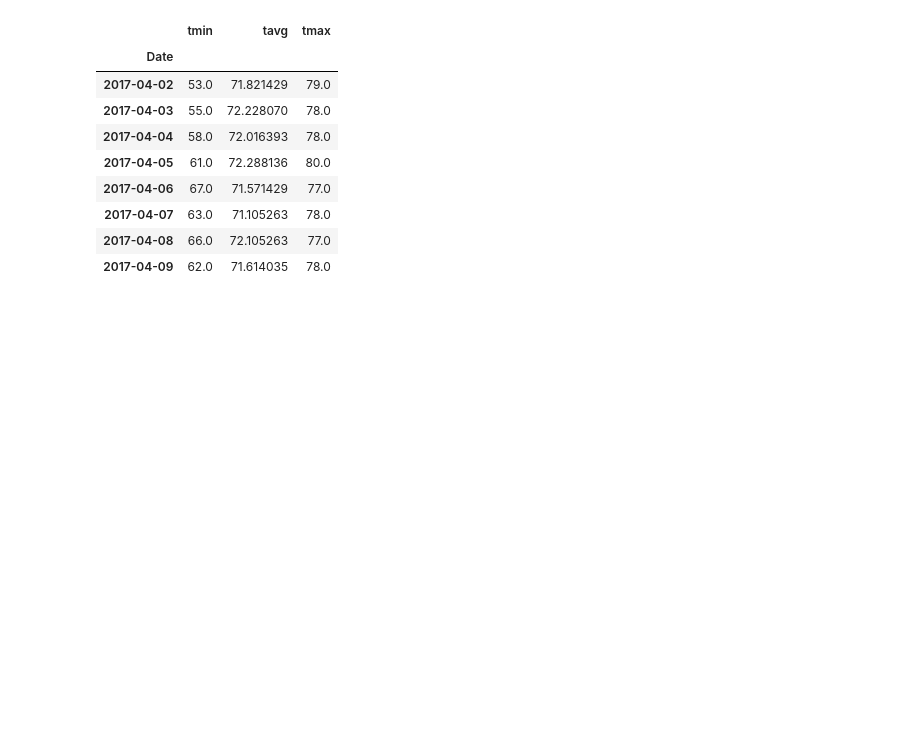
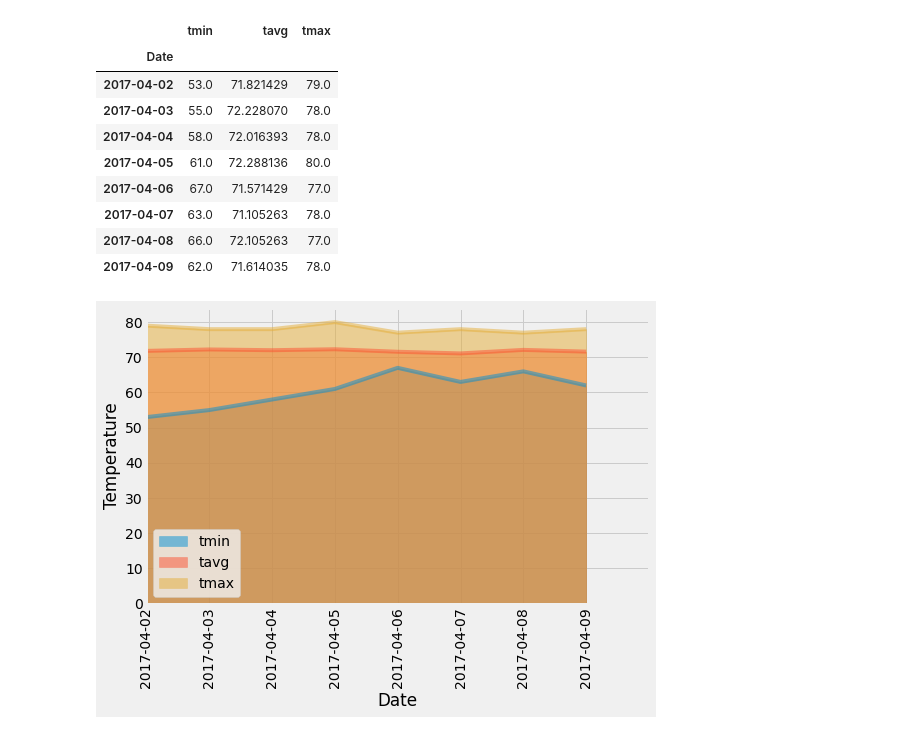
Before and after one commit to RUBALBHULLAR/SQLAlchemy--Surfs-Up-, a Jupyter notebook: climate_starter.ipynb, the cells around one changed output. Cells and saved outputs as stored; diff of their text form; code cells hidden in the pictures; blank space fills up the shorter version.

Commit message:
update images

```diff
--- a/climate_starter.ipynb
+++ b/climate_starter.ipynb
@@ -436,0 +435,16 @@ daily_temps
+# %%
+# Plot the daily normals as an area plot with `stacked=False`
+
+ax = daily_temps.plot.area(stacked=False, figsize=(8,6))
+plt.ylabel('Temperature')
+plt.xticks(rotation=90)
+plt.tight_layout()
+plt.legend(loc='lower left')
+plt.xlim(0,len(days))
+
+plt.savefig("Images/daily normals.png")
+
+
+plt.show()
+# %% [output]
+[figure, added]
```
Also changed, not shown: parts of 1 cell of this notebook, 3 other files.
